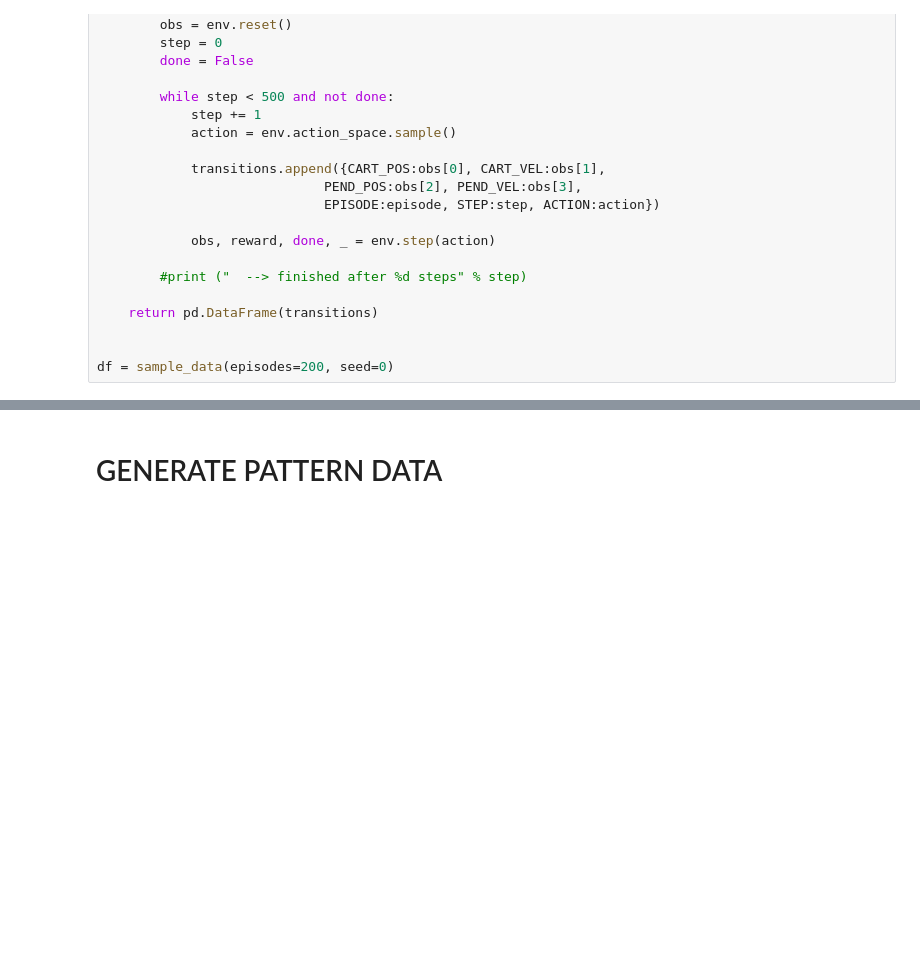
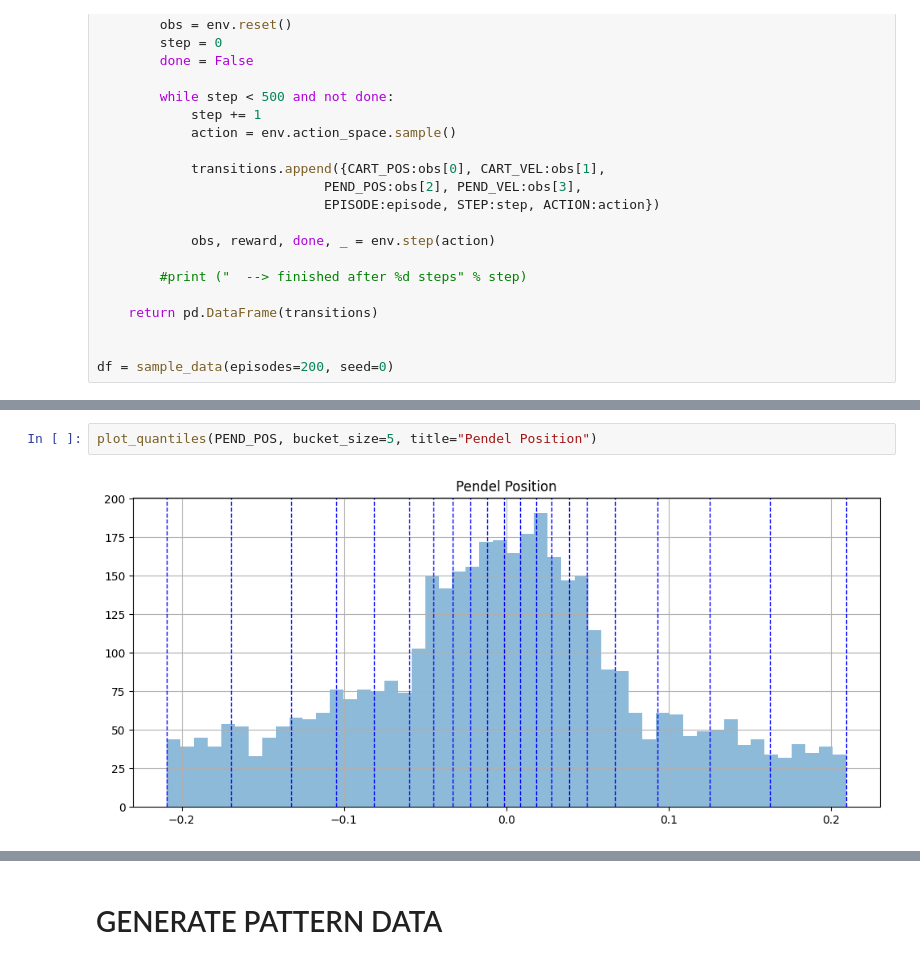
Before and after one commit to FloKit/TimeSeriesTransformerOld, a Jupyter notebook: Time Series Transformer - Cartpole.ipynb, the cells around one changed output, grey strips where cells are left out. Saved outputs shown, nothing was run; the diff lists cells and outputs as text; blank space fills up the shorter version.

```diff
--- a/Time Series Transformer - Cartpole.ipynb
+++ b/Time Series Transformer - Cartpole.ipynb
@@ -267,0 +94,4 @@ def create_pend_vel_token(input):
+# %%
+plot_quantiles(PEND_POS, bucket_size=5, title="Pendel Position")
+# %% [output]
+[figure, added]
```
Also changed, not shown: parts of 28 cells of this notebook.
